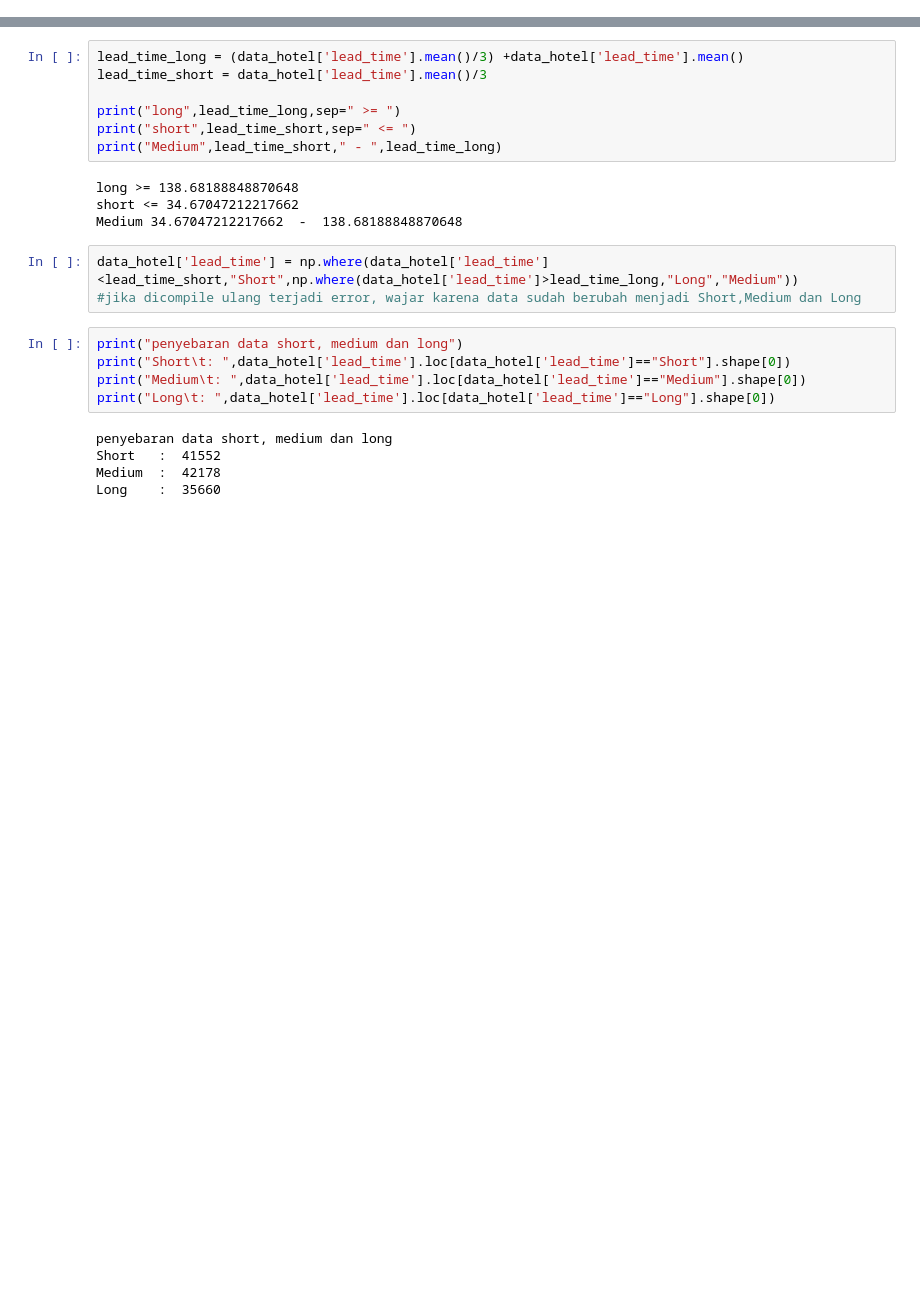
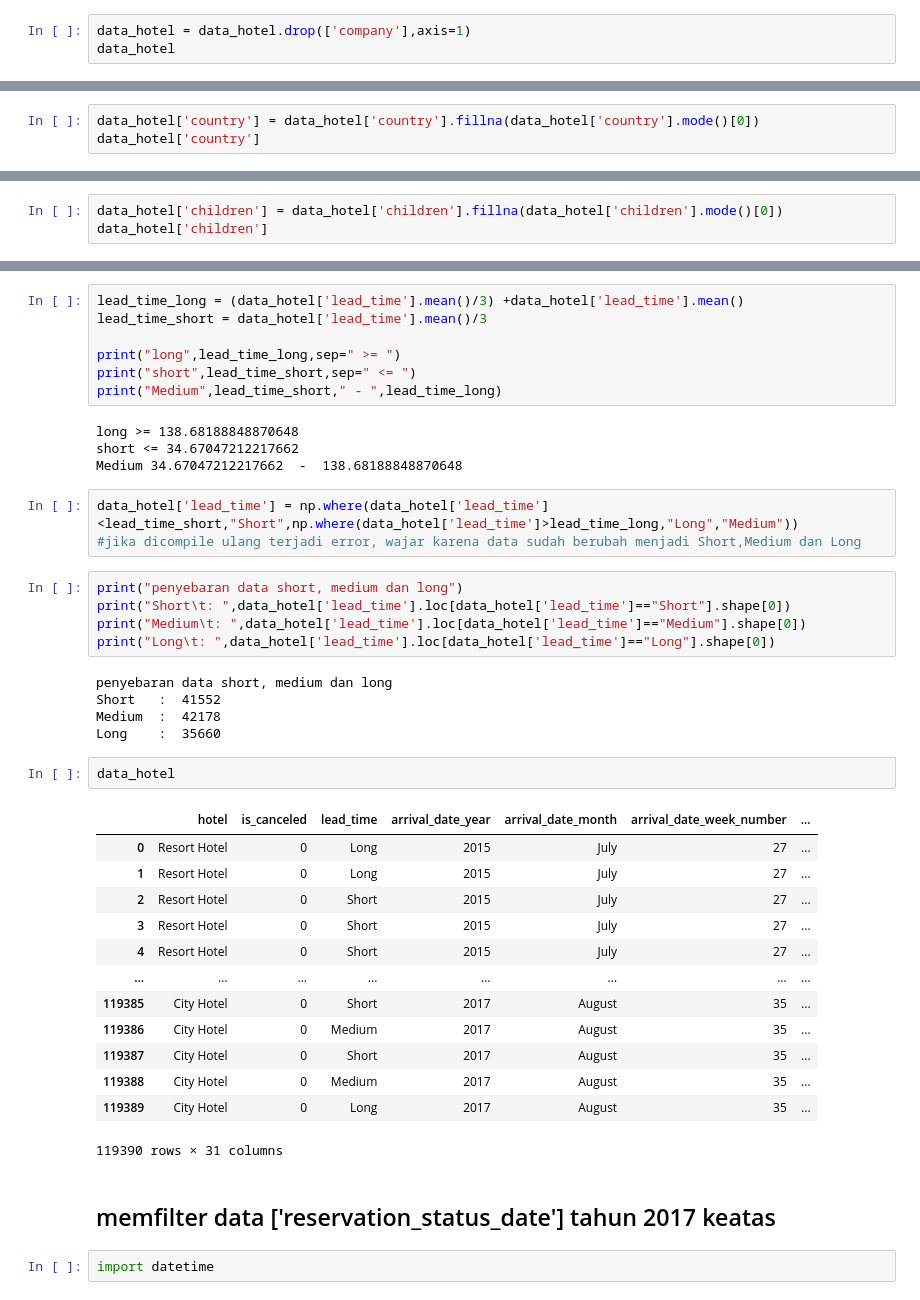
Before and after one commit to ferdinosaurus/intermediate-python-AI-INDONESIA, a Jupyter notebook: Final Project/SoalB.ipynb, the cells around one changed output, grey strips where cells are left out. Saved outputs shown, nothing was run; the diff lists cells and outputs as text; blank space fills up the shorter version.

```diff
--- a/Final Project/SoalB.ipynb
+++ b/Final Project/SoalB.ipynb
@@ -110,0 +117,3 @@ dtype: float64
+# %%
+data_hotel = data_hotel.drop(['company'],axis=1)
+data_hotel
@@ -134,0 +196,3 @@ data_hotel
+# %%
+data_hotel['country'] = data_hotel['country'].fillna(data_hotel['country'].mode()[0])
+data_hotel['country']
@@ -134,0 +214,3 @@ data_hotel
+# %%
+data_hotel['children'] = data_hotel['children'].fillna(data_hotel['children'].mode()[0])
+data_hotel['children']
@@ -158,3 +269,23 @@ penyebaran data short, medium dan long
 Short   :  41552
 Medium  :  42178
 Long    :  35660
+# %%
+data_hotel
+# %% [output]
+|  | hotel | is_canceled | lead_time | arrival_date_year | arrival_date_month | arrival_date_week_number | ... |
+| 0 | Resort Hotel | 0 | Long | 2015 | July | 27 | ... |
+| 1 | Resort Hotel | 0 | Long | 2015 | July | 27 | ... |
+| 2 | Resort Hotel | 0 | Short | 2015 | July | 27 | ... |
+| 3 | Resort Hotel | 0 | Short | 2015 | July | 27 | ... |
+| 4 | Resort Hotel | 0 | Short | 2015 | July | 27 | ... |
+| ... | ... | ... | ... | ... | ... | ... | ... |
+| 119385 | City Hotel | 0 | Short | 2017 | August | 35 | ... |
+| 119386 | City Hotel | 0 | Medium | 2017 | August | 35 | ... |
+| 119387 | City Hotel | 0 | Short | 2017 | August | 35 | ... |
+| 119388 | City Hotel | 0 | Medium | 2017 | August | 35 | ... |
+| 119389 | City Hotel | 0 | Long | 2017 | August | 35 | ... |
+119390 rows × 31 columns
+# %% [markdown]
+## memfilter data ['reservation_status_date'] tahun 2017 keatas
+# %%
+import datetime
```
Also changed, not shown: parts of 20 cells of this notebook, 1 other file.
